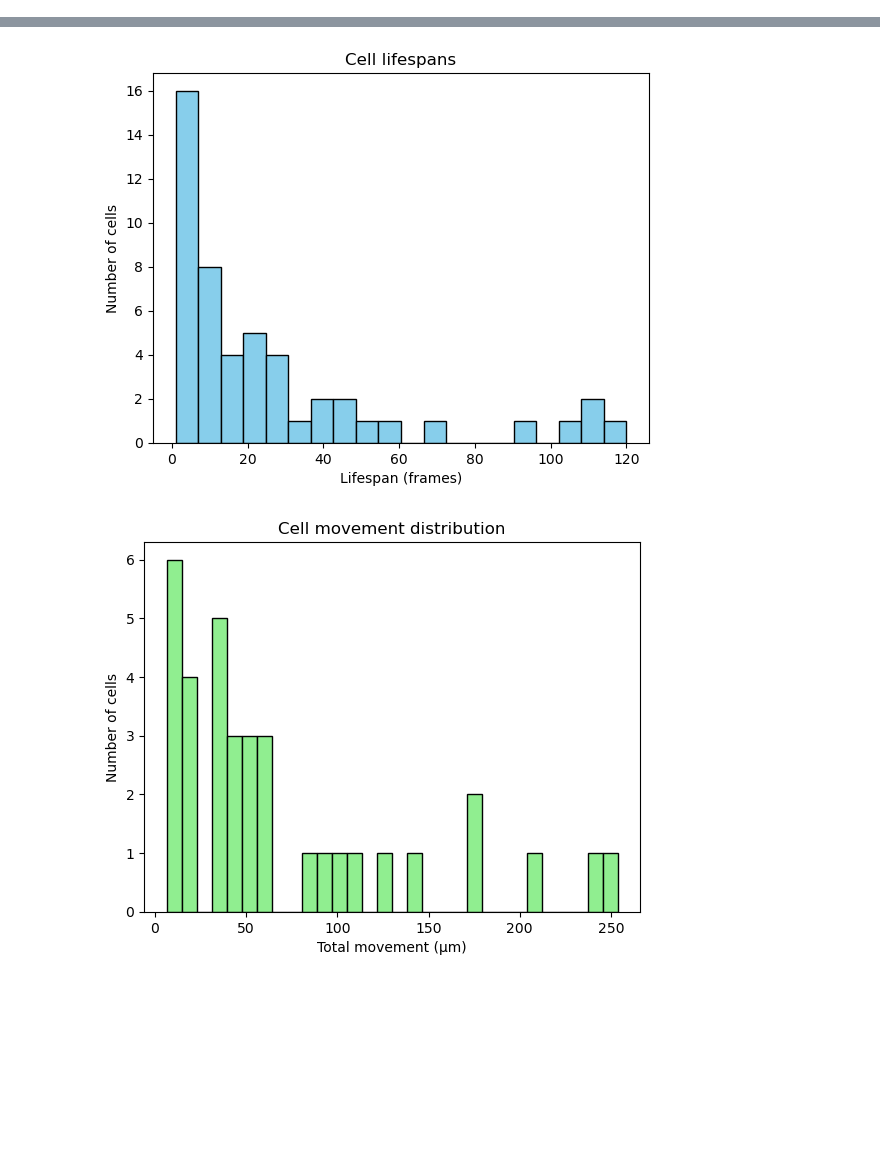
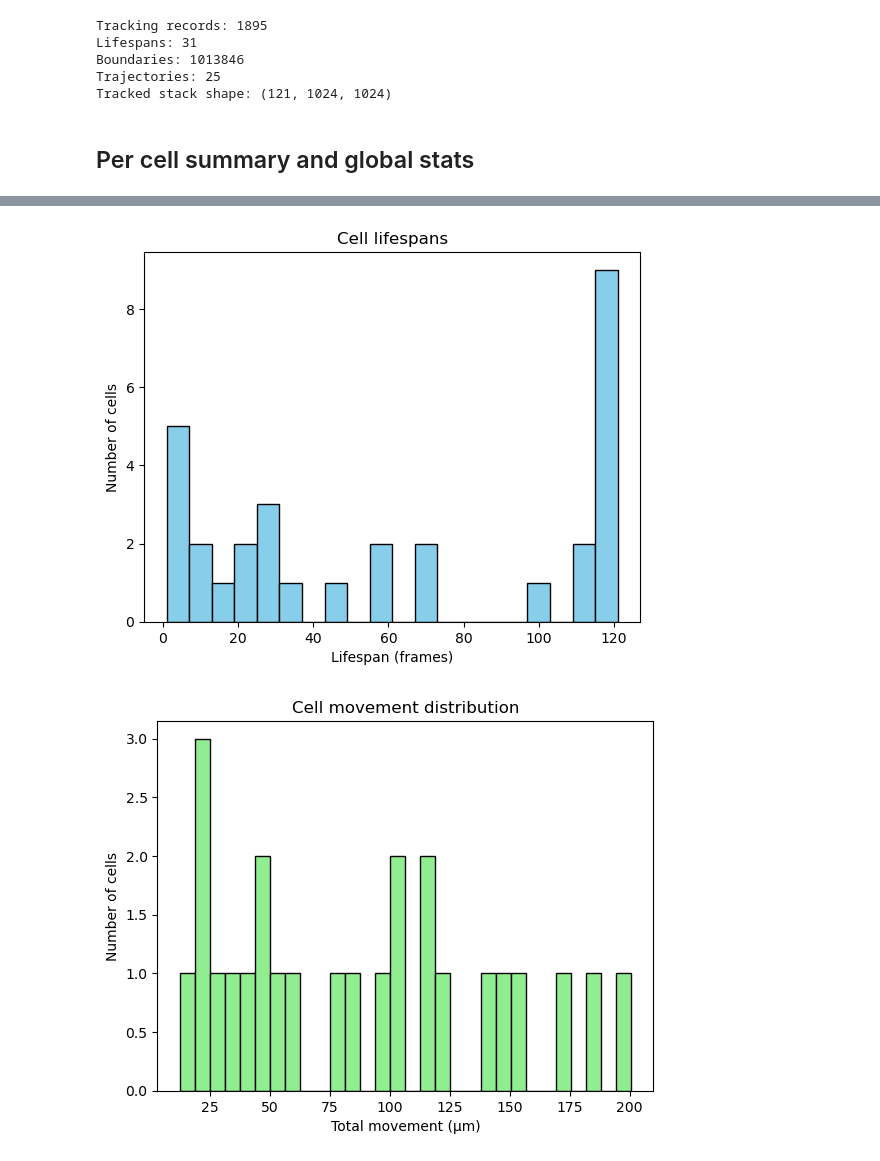
Before and after one commit to VirSicas/cellpose2coordinates, a Jupyter notebook: notebooks/03_QC_tracking.ipynb, the cells around one changed output, grey strips where cells are left out. Cells and saved outputs as stored; diff of their text form; code cells hidden in the pictures; blank space fills up the shorter version.

Commit message:
- Fixed pixel-to-micron centroid conversion check error - Removed references to obsolete fields - Added validation and QC

```diff
--- a/notebooks/03_QC_tracking.ipynb
+++ b/notebooks/03_QC_tracking.ipynb
@@ -102,13 +3,35 @@ plt.show()
+# %%
+import pandas as pd
+import numpy as np
+import matplotlib.pyplot as plt
+import tifffile
+
+output_folder = r"C:\Users\virsi\Documents\Ana Franz\_Github_test\microns"
+
+# Load outputs from the new pipeline
+tracking_df   = pd.read_csv(f"{output_folder}/tracking.csv")
+lifespans_df  = pd.read_csv(f"{output_folder}/lifespans.csv")
+boundaries_df = pd.read_csv(f"{output_folder}/boundaries.csv")
+trajectories_df = pd.read_csv(f"{output_folder}/trajectories.csv")
+tracked_stack = tifffile.imread(f"{output_folder}/tracked_stack.tif")
+
+print(f"Tracking records: {len(tracking_df)}")
+print(f"Lifespans: {len(lifespans_df)}")
+print(f"Boundaries: {len(boundaries_df)}")
+print(f"Trajectories: {len(trajectories_df)}")
+print(f"Tracked stack shape: {tracked_stack.shape}")
+# %% [output]
+Tracking records: 1895
+Lifespans: 31
+Boundaries: 1013846
+Trajectories: 25
+Tracked stack shape: (121, 1024, 1024)
+# %% [markdown]
+## Per cell summary and global stats
 # %%
-import pandas as pd
-import matplotlib.pyplot as plt
 
-# Load your CSVs
-tracking_df = pd.read_csv(r"F:\z_vir\_GitHub\cellpose2coordinates\pixel_version\detailed_tracking_info.csv")
-shape_df = pd.read_csv(r"F:\z_vir\_GitHub\cellpose2coordinates\pixel_version\consistent_shape_summary.csv")
-trajectories_df = pd.read_csv(r"F:\z_vir\_GitHub\cellpose2coordinates\pixel_version\cell_trajectories.csv")
 
-# 1️⃣ Cells per frame
+# Cells per frame
 cells_per_frame = tracking_df.groupby('timepoint')['global_id'].nunique()
 fig = cells_per_frame.plot(marker='o', title='Cells tracked per frame')
 plt.xlabel("Frame")
@@ -116,7 +39,7 @@ plt.ylabel("Number of cells")
 plt.savefig("cells_per_frame.png")
 plt.show()
 
-# 2️⃣ Cell lifespans
+# Cell lifespans
 lifespans = tracking_df.groupby('global_id')['timepoint'].agg(['min','max'])
 lifespans['lifespan'] = lifespans['max'] - lifespans['min'] + 1
 plt.figure()
@@ -127,7 +50,7 @@ plt.title("Cell lifespans")
 plt.savefig("cell_lifespans.png")
 plt.show()
 
-# 3️⃣ Movement distances
+# Movement distances
 plt.figure()
 plt.hist(trajectories_df['total_distance_um'], bins=30, color='lightgreen', edgecolor='k')
 plt.xlabel("Total movement (µm)")
@@ -136,7 +59,7 @@ plt.title("Cell movement distribution")
 plt.savefig("movement_distances.png")
 plt.show()
 
-# 4️⃣ Sample trajectories
+# Sample trajectories
 plt.figure()
 sample_cells = trajectories_df['cell_id'].sample(min(5, len(trajectories_df)), random_state=42)
 for cid in sample_cells:
@@ -154,2 +77,2 @@ plt.show()
-[figure, old version]
+[figure, new version]
-[figure, old version]
+[figure, new version]
```
Also changed, not shown: parts of 16 cells of this notebook, 2 other files.
